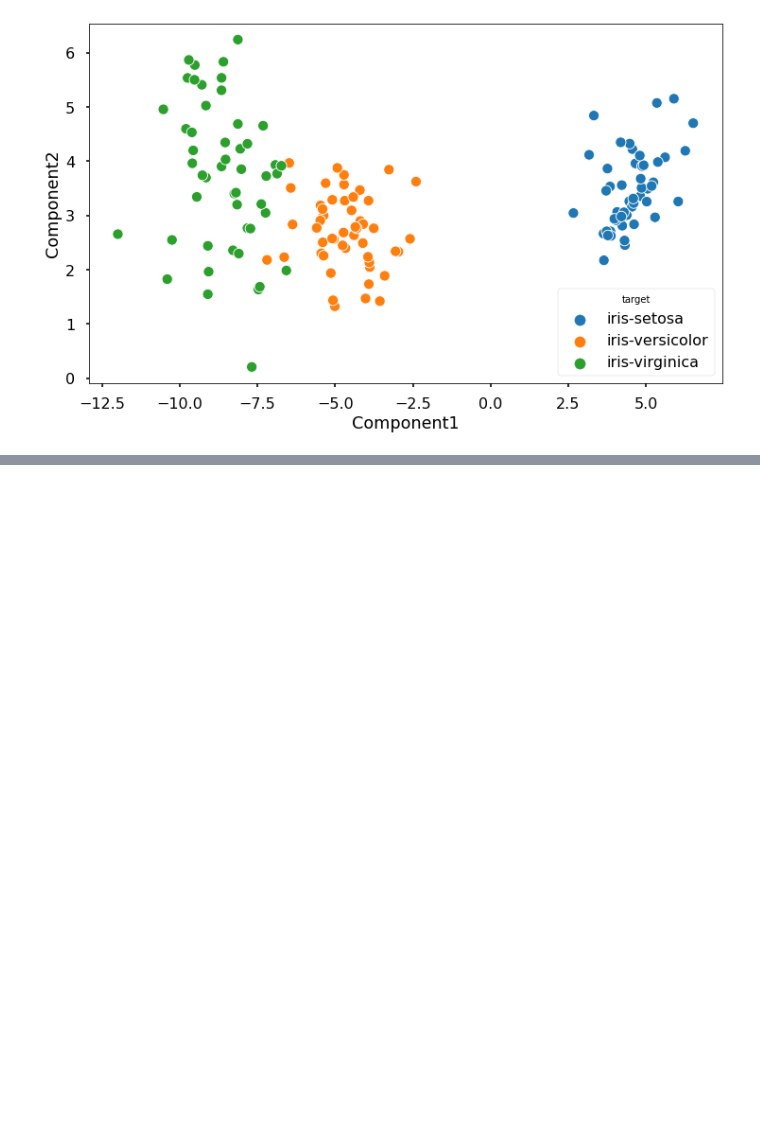
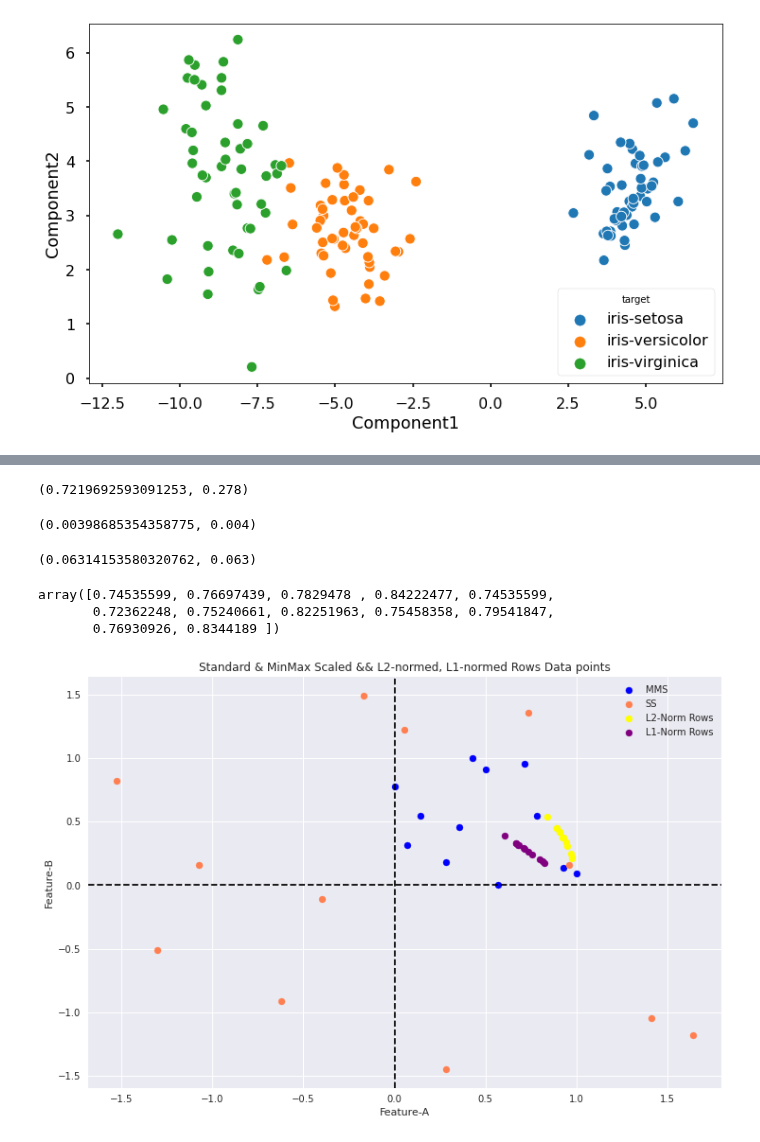
Before and after one commit to raj-shr-git/AAIC_Practice, a Jupyter notebook: MODULES/Module_2/Module_2_Dimensionality_Reduction/M2_PCA.ipynb, the cells around one changed output, grey strips where cells are left out. Saved outputs shown, nothing was run; the diff lists cells and outputs as text; code cells hidden in the pictures; blank space fills up the shorter version.

```diff
--- a/MODULES/Module_2/Module_2_Dimensionality_Reduction/M2_PCA.ipynb
+++ b/MODULES/Module_2/Module_2_Dimensionality_Reduction/M2_PCA.ipynb
@@ -696,0 +1001,5 @@ lda.classes_, lda.coef_, lda.covariance_,lda.explained_variance_ratio_,lda.means
+# %%
+# Transforming dataset rows via L1-norm
+df_nrm_l1 = pd.DataFrame(nrm_l1.fit_transform(df))
+df_nrm_l1.columns = df.columns
+df_nrm_l1
@@ -696,0 +1020,37 @@ lda.classes_, lda.coef_, lda.covariance_,lda.explained_variance_ratio_,lda.means
+# %%
+# Features Mean after L1-norm
+df_nrm_l1['A'].mean(), np.round(df_nrm_l1['B'].mean(),3)
+# %% [output]
+(0.7219692593091253, 0.278)
+# %%
+# Features Variance after L2-norm
+df_nrm_l1['A'].var(ddof=0), np.round(df_nrm_l1['B'].var(ddof=0),3)
+# %% [output]
+(0.00398685354358775, 0.004)
+# %%
+# Features Stddev after L2-norm
+df_nrm_l1['A'].std(ddof=0), np.round(df_nrm_l1['B'].std(ddof=0),3)
+# %% [output]
+(0.06314153580320762, 0.063)
+# %%
+# Dataset rows magnitude after L1-norm
+np.linalg.norm(df_nrm_l1,axis=1)
+# %% [output]
+array([0.74535599, 0.76697439, 0.7829478 , 0.84222477, 0.74535599,
+       0.72362248, 0.75240661, 0.82251963, 0.75458358, 0.79541847,
+       0.76930926, 0.8344189 ])
+# %%
+with plt.style.context('seaborn'):
+    plt.figure(figsize=(12,8))
+    plt.axhline(y=0,color='k',linestyle='--')
+    plt.axvline(x=0,color='k',linestyle='--')
+    plt.scatter(df_mms['A'],df_mms['B'],color='blue',label='MMS')
+    plt.scatter(df_ss['A'],df_ss['B'],color='coral',label='SS')
+    plt.scatter(df_nrm_l2['A'],df_nrm_l2['B'],color='yellow',label='L2-Norm Rows')
+    plt.scatter(df_nrm_l1['A'],df_nrm_l1['B'],color='purple',label='L1-Norm Rows')
+    plt.xlabel("Feature-A")
+    plt.ylabel("Feature-B")
+    plt.title("Standard & MinMax Scaled && L2-normed, L1-normed Rows Data points")
+    plt.legend()
+# %% [output]
+[figure, added]
```
Also changed, not shown: parts of 90 cells of this notebook, 4 other files.
